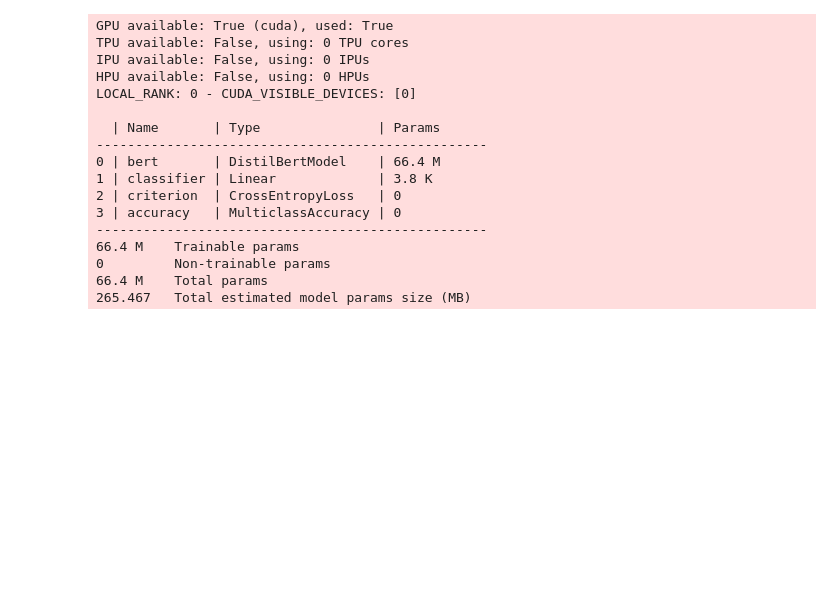
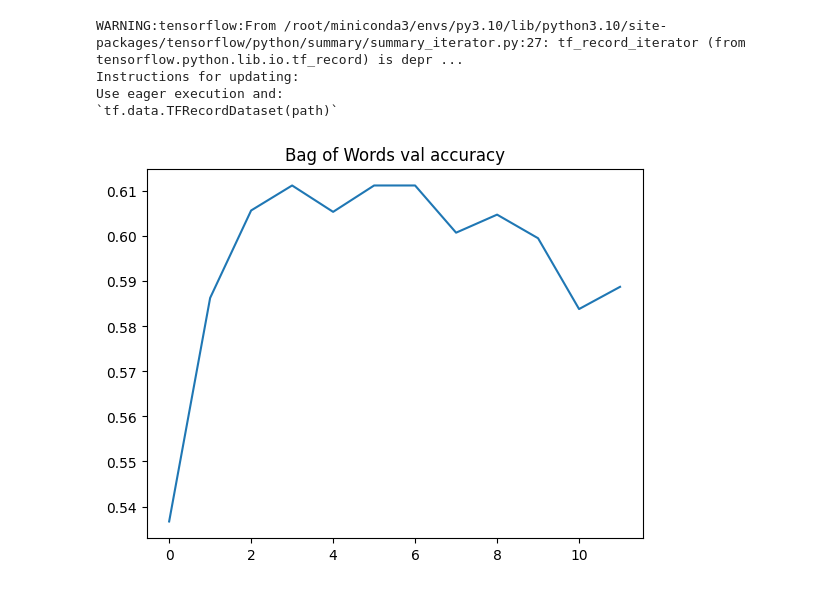
Before and after one commit to MikolajSzawerda/NLP-reviews, a Jupyter notebook: szawerda_jarczewski.ipynb, the cells around one changed output. Cells and saved outputs as stored; diff of their text form; code cells hidden in the pictures; blank space fills up the shorter version.

```diff
--- a/szawerda_jarczewski.ipynb
+++ b/szawerda_jarczewski.ipynb
@@ -51,0 +251,10 @@ class ReviewDataModule(pl.LightningDataModule):
+# %%
+import tensorflow as tf
+data = []
+for event in tf.compat.v1.train.summary_iterator('/home/NLP-reviews/logs/lightning_logs/version_2/events.out.tfevents.1718566769.a8e42ceae790.62417.0'):
+    for value in event.summary.value:
+            if value.tag == 'val_acc':
+                data.append(value.simple_value)
+plt.plot(data)
+plt.title("Bert Embedings val accuracy")
+plt.show()
@@ -87,23 +600,16 @@ class ReviewRatingModel(pl.LightningModule):
-# %%
-dm = ReviewDataModule("data/train_data.csv", batch_size=4, num_workers=16)
-model = ReviewRatingModel(num_classes=5)
-trainer = pl.Trainer(max_epochs=5)
-trainer.fit(model, dm)
-# %% [output]
-GPU available: True (cuda), used: True
-TPU available: False, using: 0 TPU cores
-IPU available: False, using: 0 IPUs
-HPU available: False, using: 0 HPUs
-LOCAL_RANK: 0 - CUDA_VISIBLE_DEVICES: [0]
-
-  | Name       | Type               | Params
---------------------------------------------------
-0 | bert       | DistilBertModel    | 66.4 M
-1 | classifier | Linear             | 3.8 K
-2 | criterion  | CrossEntropyLoss   | 0
-3 | accuracy   | MulticlassAccuracy | 0
---------------------------------------------------
-66.4 M    Trainable params
-0         Non-trainable params
-66.4 M    Total params
-265.467   Total estimated model params size (MB)
+# %%
+import tensorflow as tf
+data = []
+for event in tf.compat.v1.train.summary_iterator('/home/NLP-reviews/logs/lightning_logs/version_3/events.out.tfevents.1718567456.b2d40c3ca9f2.387.0'):
+    for value in event.summary.value:
+            if value.tag == 'val_acc':
+                data.append(value.simple_value)
+plt.plot(data)
+plt.title("Bag of Words val accuracy")
+plt.show()
+# %% [output]
+WARNING:tensorflow:From /root/miniconda3/envs/py3.10/lib/python3.10/site-packages/tensorflow/python/summary/summary_iterator.py:27: tf_record_iterator (from tensorflow.python.lib.io.tf_record) is depr ...
+Instructions for updating:
+Use eager execution and:
+`tf.data.TFRecordDataset(path)`
+[figure, added]
```
Also changed, not shown: parts of 26 cells of this notebook, 2 other files.
